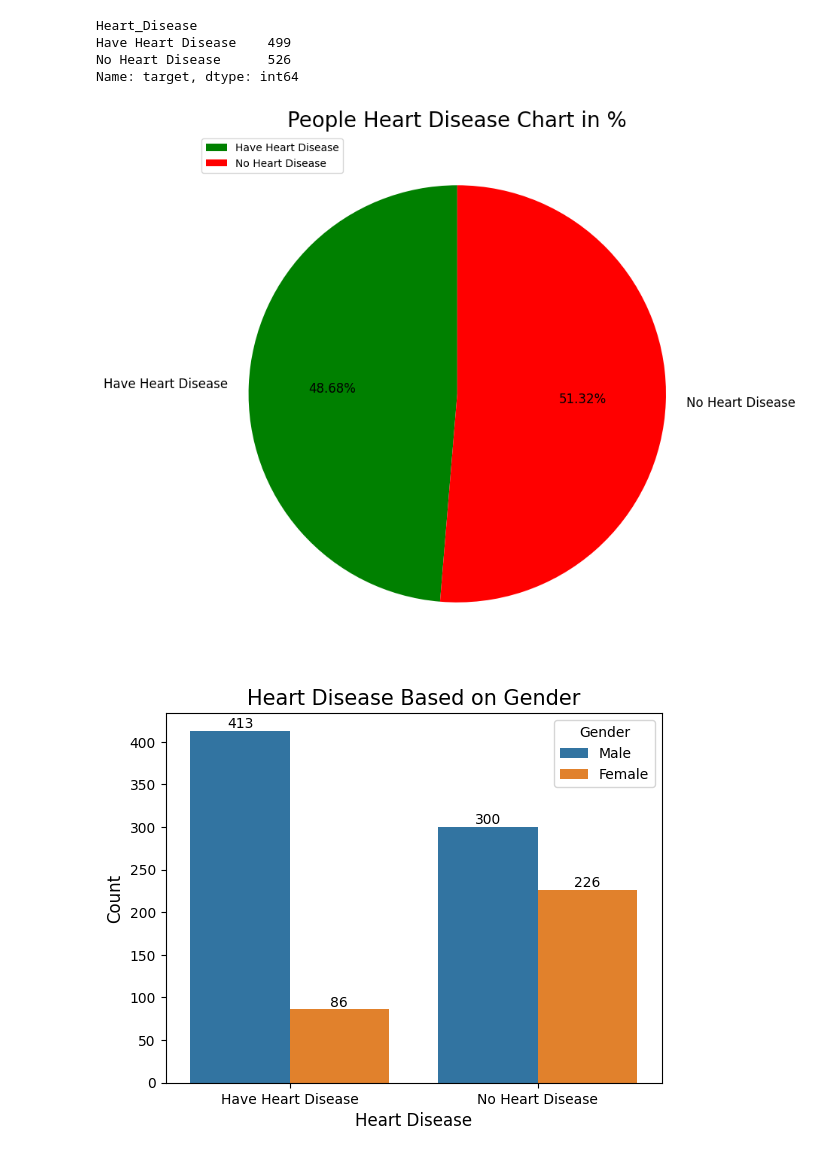
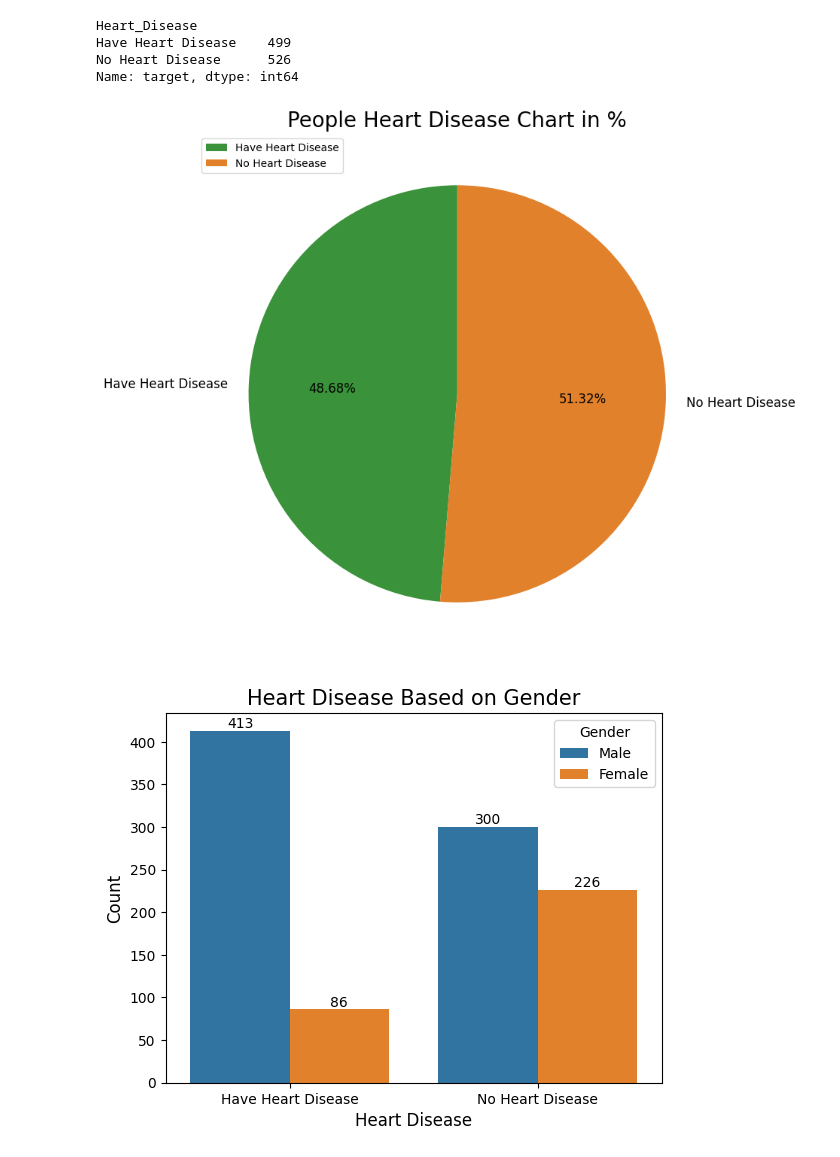
Before and after one commit to DeepikaPatil0911/Heart_Disease_Data_Analysis, a Jupyter notebook: Heart Disease Data Analysis.ipynb, the cells around one changed output. Saved outputs shown, nothing was run; the diff lists cells and outputs as text; code cells hidden in the pictures.

```diff
--- a/Heart Disease Data Analysis.ipynb
+++ b/Heart Disease Data Analysis.ipynb
@@ -144,13 +144,13 @@ Name: target, dtype: int64
 # %%
 plt.figure(figsize=(15,9))
 labels=['Have Heart Disease','No Heart Disease']
-colors=['green','red']
+colors=['#3a923a','#e1812c']
 plt.pie(hd, labels=labels, colors=colors, autopct="%0.2f%%", shadow=False, textprops={'fontsize':12},startangle=90)
 plt.title("People Heart Disease Chart in %", fontsize=20)
 plt.legend(ncol=1, loc='upper left')
 plt.show()
 # %% [output]
-[figure, old version]
+[figure, new version]
 # %%
 # Heart Disease by Gender
 #plt.figure(figsize=(10,8))
```
Also changed, not shown: parts of 5 cells of this notebook, 3 other files.
